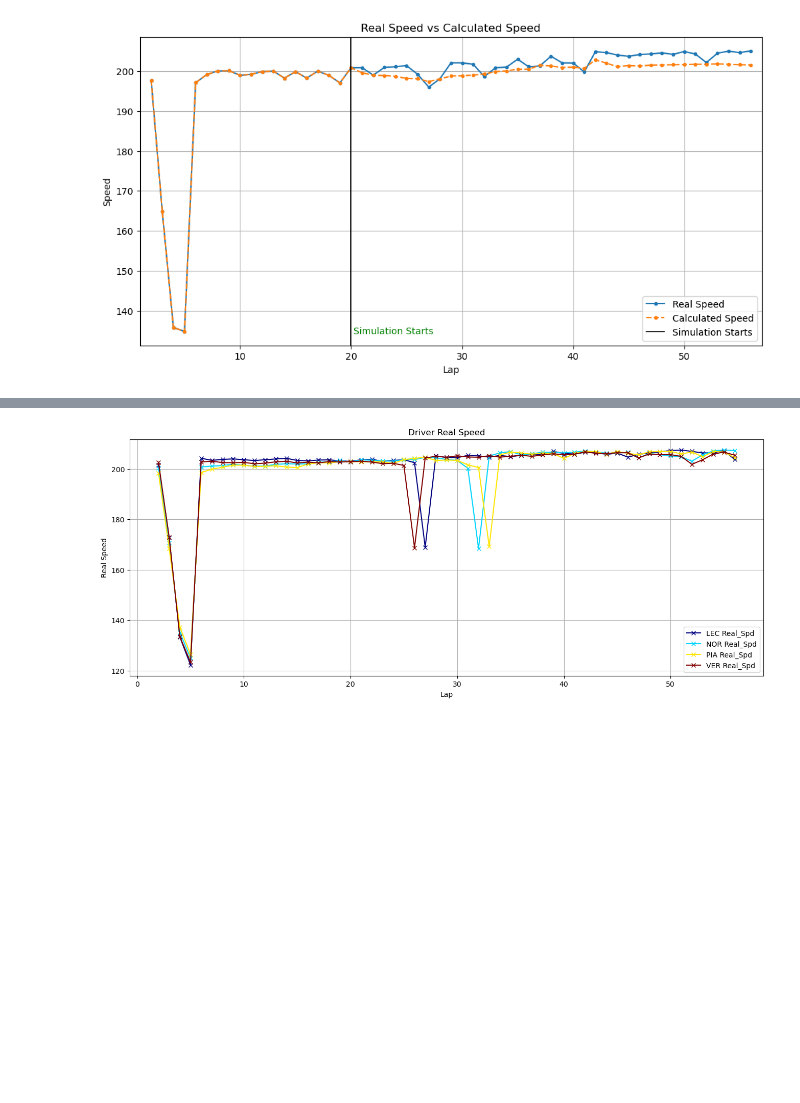
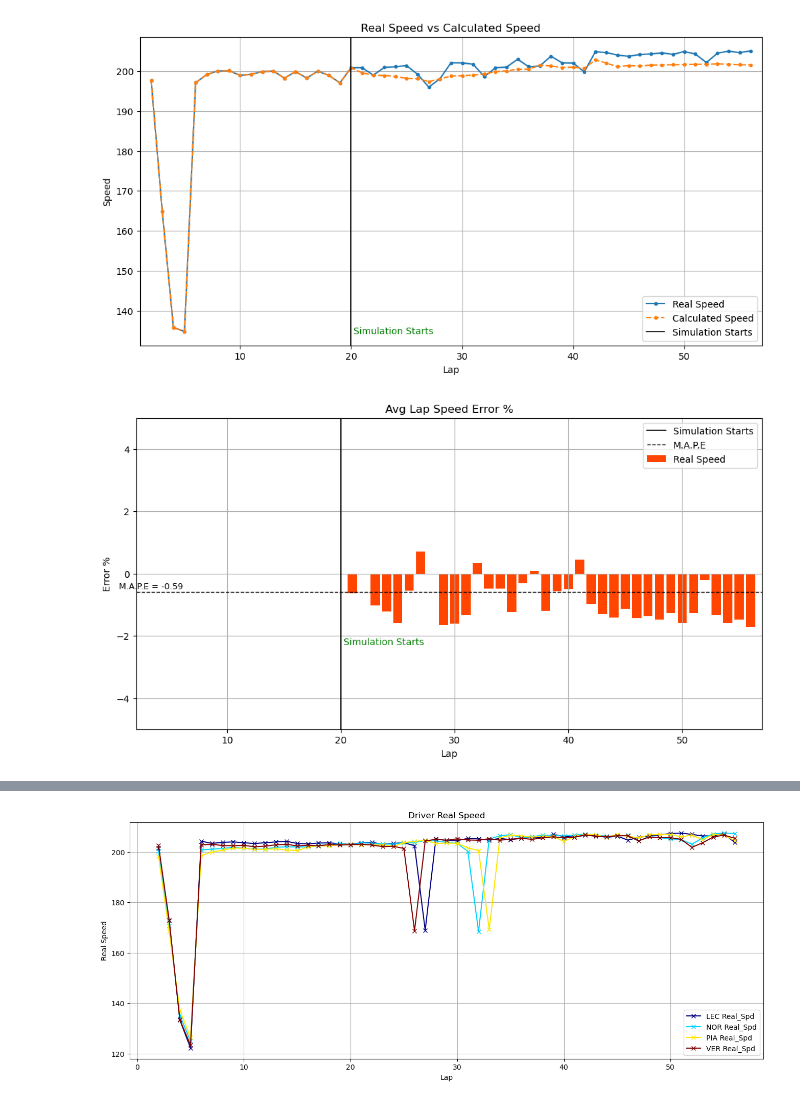
Before and after one commit to vishalkk96/F1_Race_Pred_LSTM, a Jupyter notebook: F1_Lap_Sim.ipynb, the cells around one changed output, grey strips where cells are left out. Drawn from its saved outputs; the diff is of its cells as text; code cells hidden in the pictures; blank space fills up the shorter version.

Commit message:
Error_Calc

```diff
--- a/F1_Lap_Sim.ipynb
+++ b/F1_Lap_Sim.ipynb
@@ -98,6 +99,7 @@ test_df = race.loc[race['Date'] >= '2024-05-01'].copy().reset_index(drop = True)
 tab = lsf.process_laps('Models/mean_lstm_32_3.pth', spd_model, test_df, qual, nlaps)
 # %%
 spd_dsp = tab.loc[tab['Race'] == vw_race].reset_index(drop = True)
+mean_val = spd_dsp['Err_Lap_Spd'].mean()
 
 plt.figure(figsize=(12, 6))
 plt.plot(spd_dsp['Lap'], spd_dsp['Real_Spd'], label='Real Speed', linestyle='-', marker = '.')
@@ -120,3 +122,28 @@ plt.grid(True)
 plt.show()
 # %% [output]
 [figure]
+# %%
+plt.figure(figsize=(12, 6))
+plt.bar(spd_dsp['Lap'], spd_dsp['Err_Lap_Spd'], label = 'Real Speed', color = 'orangered')
+
+
+plt.xlabel('Lap')
+plt.ylabel('Error %')
+plt.title('Avg Lap Speed Error %')
+
+plt.axvline(x=nlaps, color='black', linestyle='-', linewidth = 1.2, label='Simulation Starts')
+plt.axhline(y = mean_val, color='black', linestyle='--', linewidth = 1, label = 'M.A.P.E')
+
+plt.text(x=0.5, y = mean_val + 0.1, s=f'M.A.P.E = {mean_val:.2f}', color='black', fontsize=9)
+
+plt.text(nlaps + 0.2, (spd_dsp['Err_Lap_Spd'].min() - 0.5), 'Simulation Starts',
+         verticalalignment='center', horizontalalignment='left', color='green')
+
+
+plt.xlim(spd_dsp['Lap'].min(), spd_dsp['Lap'].max()+1)
+plt.ylim(min(spd_dsp['Err_Lap_Spd'].min() - 1, -5), max(spd_dsp['Err_Lap_Spd'].max() + 1, 5))
+
+plt.legend()
+plt.grid(True)
+# %% [output]
+[figure, added]
```
Also changed, not shown: parts of 8 cells of this notebook, 1 other file.
